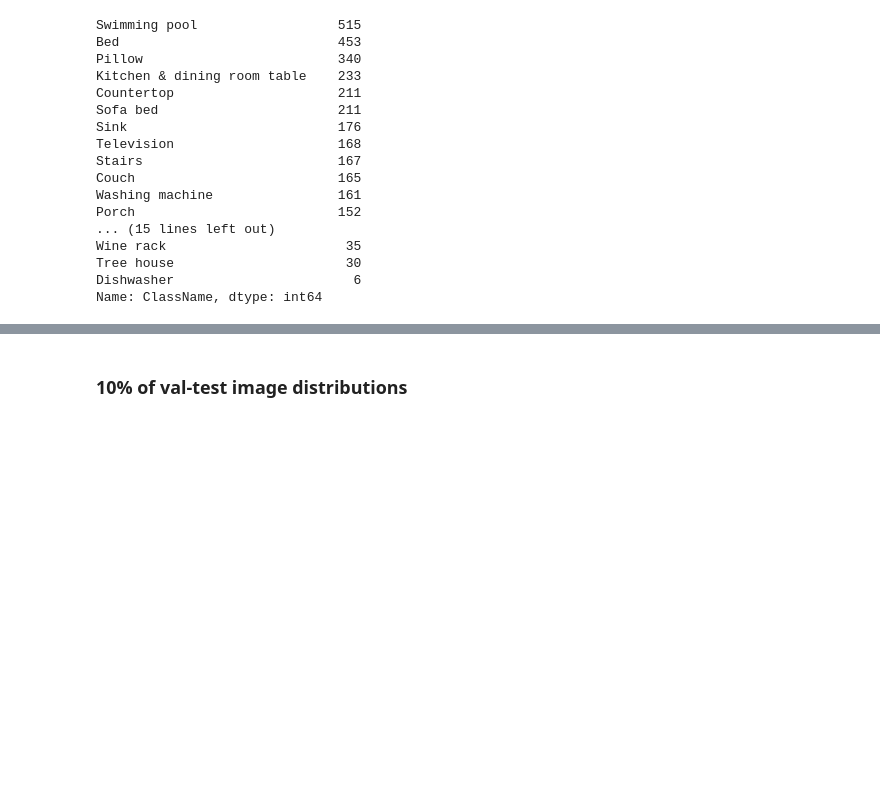
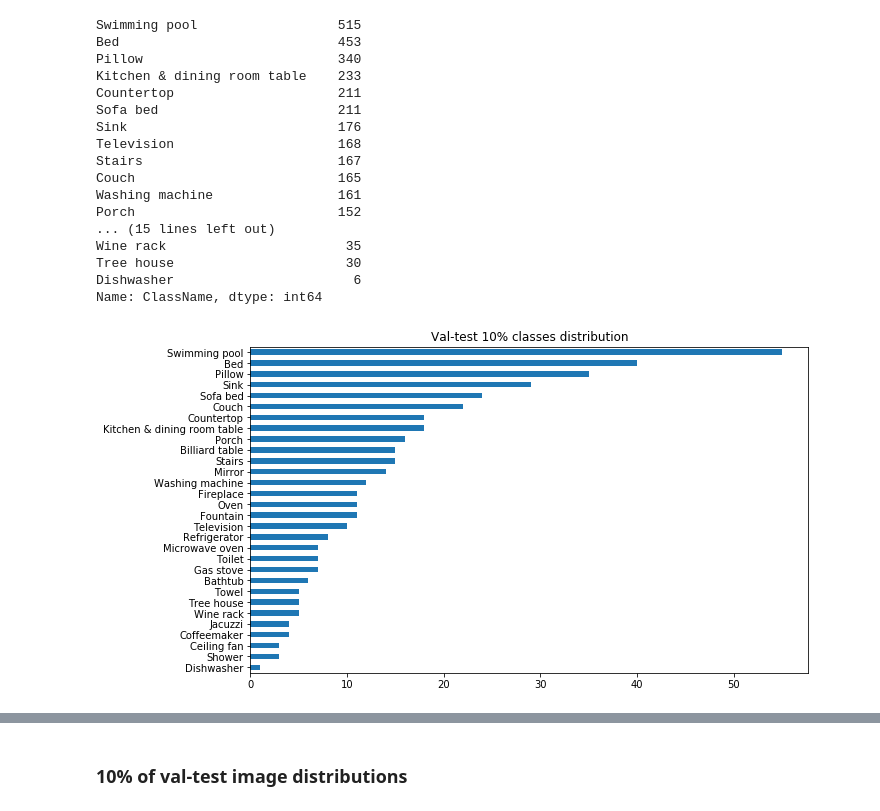
Before and after one commit to mrdbourke/airbnb-amenity-detection, a Jupyter notebook: 08-GCP-data-manipulation.ipynb, the cells around one changed output, grey strips where cells are left out. Cells and saved outputs as stored; diff of their text form; code cells hidden in the pictures; blank space fills up the shorter version.

Commit message:
update GCP data manipulation notebook

```diff
--- a/08-GCP-data-manipulation.ipynb
+++ b/08-GCP-data-manipulation.ipynb
@@ -309,3 +373,9 @@ Wine rack                       35
 Tree house                      30
 Dishwasher                       6
 Name: ClassName, dtype: int64
+# %%
+# Sample 10% of the data & check distributions
+val_test_10_annots = val_test_annots.sample(frac=0.1)
+val_test_10_annots.ClassName.value_counts().sort_values().plot(kind="barh", title="Val-test 10% classes distribution", figsize=(10, 6));
+# %% [output]
+[figure, added]
```
Also changed, not shown: parts of 24 cells of this notebook.
